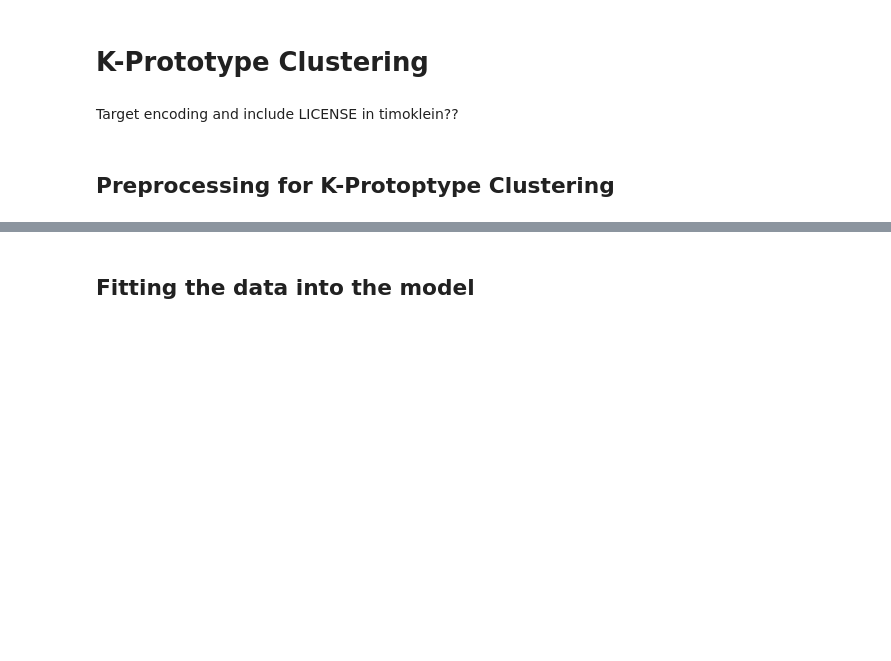
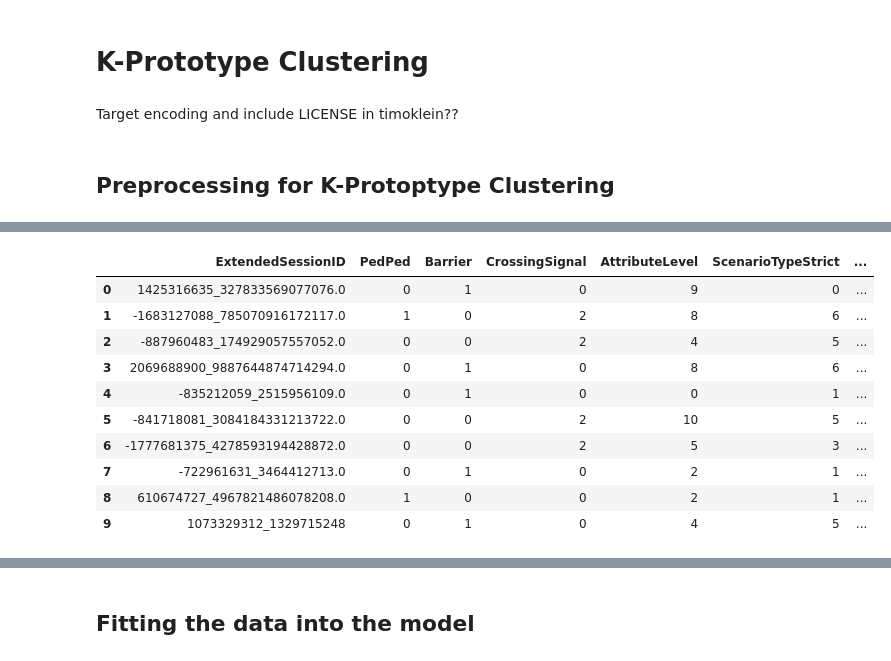
Before and after one commit to Moral-Machine-2024/timoklein, a Jupyter notebook: K_Prototype_Clustering.ipynb, the cells around one changed output, grey strips where cells are left out. Cells and saved outputs as stored; diff of their text form; code cells hidden in the pictures; blank space fills up the shorter version.

```diff
--- a/K_Prototype_Clustering.ipynb
+++ b/K_Prototype_Clustering.ipynb
@@ -42,0 +15,15 @@ df_kpc = pd.concat(chunks, ignore_index=True)
+# %%
+# Identify numerical, categorical and binary columns
+num_cols = ['NumberOfCharacters', 'DiffNumberOFCharacters', 'Man', 'Woman', 'Pregnant', 'Stroller', 'OldMan', 'OldWoman', 'Boy', 'Girl', 'Homeless', 'LargeWoman', 'LargeMan', 'Criminal', 'MaleExecutive', 'FemaleExecutive', 'FemaleAthlete', 'MaleAthlete', 'FemaleDoctor', 'MaleDoctor', 'Dog', 'Cat', 'Finance_access', 'ICT', 'Industry_activity', 'Overall_index', 'Research_and_development', 'Skills', 'Total', 'Males', 'Females', 'Passengers', 'Pedestrians']
+cat_cols = ['AttributeLevel', 'ScenarioTypeStrict', 'CrossingSignal'] #Categorical columns that shouldn't be scaled: 'CrossingSignal'
+binary_cols = ['PedPed', 'Barrier']
+delete_cols = ['ResponseID', 'UserID'] # Delete high-cardinality columns
+# %%
+# Normalize the numerical columns
+scaler = StandardScaler()
+df[num_cols] = scaler.fit_transform(df[num_cols])
+# %%
+# Label encode the categorical columns
+labelencoder = LabelEncoder()
+for col in cat_cols:
+    df[col] = labelencoder.fit_transform(df[col])
@@ -42,0 +33,15 @@ df_kpc = pd.concat(chunks, ignore_index=True)
+# %%
+pd.set_option('display.max_columns', None)
+df.head(10)
+# %% [output]
+|  | ExtendedSessionID | PedPed | Barrier | CrossingSignal | AttributeLevel | ScenarioTypeStrict | ... |
+| 0 | 1425316635_327833569077076.0 | 0 | 1 | 0 | 9 | 0 | ... |
+| 1 | -1683127088_785070916172117.0 | 1 | 0 | 2 | 8 | 6 | ... |
+| 2 | -887960483_174929057557052.0 | 0 | 0 | 2 | 4 | 5 | ... |
+| 3 | 2069688900_9887644874714294.0 | 0 | 1 | 0 | 8 | 6 | ... |
+| 4 | -835212059_2515956109.0 | 0 | 1 | 0 | 0 | 1 | ... |
+| 5 | -841718081_3084184331213722.0 | 0 | 0 | 2 | 10 | 5 | ... |
+| 6 | -1777681375_4278593194428872.0 | 0 | 0 | 2 | 5 | 3 | ... |
+| 7 | -722961631_3464412713.0 | 0 | 1 | 0 | 2 | 1 | ... |
+| 8 | 610674727_4967821486078208.0 | 1 | 0 | 0 | 2 | 1 | ... |
+| 9 | 1073329312_1329715248 | 0 | 1 | 0 | 4 | 5 | ... |
```
Also changed, not shown: parts of 14 cells of this notebook, 5 other files.
